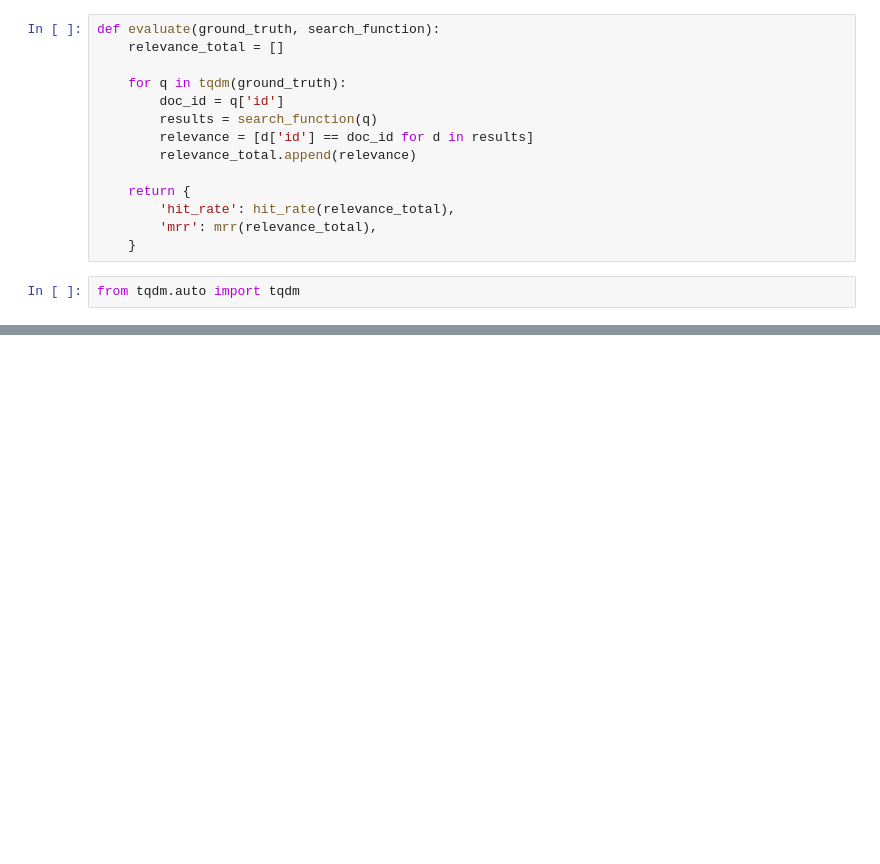
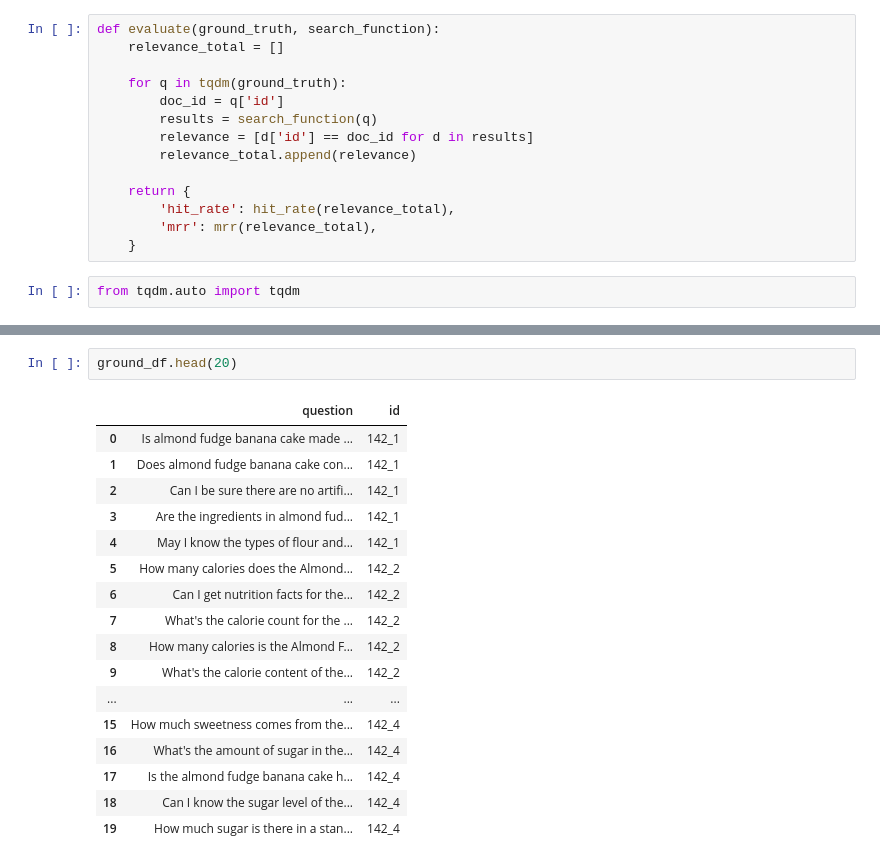
Before and after one commit to Abhisheknakka/AI-Restaurent-Chat-bot, a Jupyter notebook: notebooks/min_search_text_evaluation.ipynb, the cells around one changed output, grey strips where cells are left out. Drawn from its saved outputs; the diff is of its cells as text; blank space fills up the shorter version.

```diff
--- a/notebooks/min_search_text_evaluation.ipynb
+++ b/notebooks/min_search_text_evaluation.ipynb
@@ -158,0 +237,20 @@ evaluate(ground_truth, lambda q: minsearch_search(q['question']))
+# %%
+ground_df.head(20)
+# %% [output]
+|  | question | id |
+| 0 | Is almond fudge banana cake made ... | 142_1 |
+| 1 | Does almond fudge banana cake con... | 142_1 |
+| 2 | Can I be sure there are no artifi... | 142_1 |
+| 3 | Are the ingredients in almond fud... | 142_1 |
+| 4 | May I know the types of flour and... | 142_1 |
+| 5 | How many calories does the Almond... | 142_2 |
+| 6 | Can I get nutrition facts for the... | 142_2 |
+| 7 | What's the calorie count for the ... | 142_2 |
+| 8 | How many calories is the Almond F... | 142_2 |
+| 9 | What's the calorie content of the... | 142_2 |
+| ... | ... | ... |
+| 15 | How much sweetness comes from the... | 142_4 |
+| 16 | What's the amount of sugar in the... | 142_4 |
+| 17 | Is the almond fudge banana cake h... | 142_4 |
+| 18 | Can I know the sugar level of the... | 142_4 |
+| 19 | How much sugar is there in a stan... | 142_4 |
```
Also changed, not shown: parts of 47 cells of this notebook, 6 other files.
